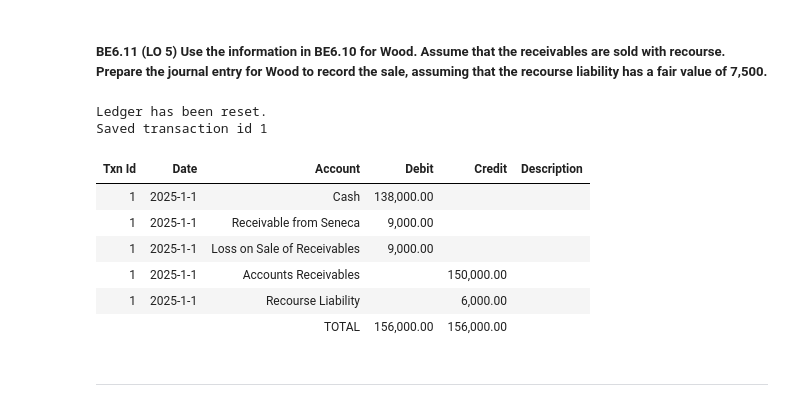
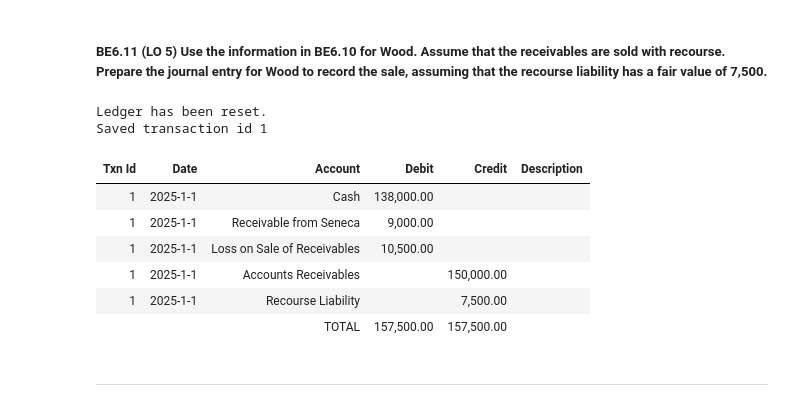
Before and after one commit to ekmartinez/Accounting, a Jupyter notebook: 02_Cash_And_Receivables/02_Cash_And_Receivables_Brief_Exercises.ipynb, the cells around one changed output. Drawn from its saved outputs; the diff is of its cells as text; code cells hidden in the pictures.

```diff
--- a/02_Cash_And_Receivables/02_Cash_And_Receivables_Brief_Exercises.ipynb
+++ b/02_Cash_And_Receivables/02_Cash_And_Receivables_Brief_Exercises.ipynb
@@ -537,33 +537,33 @@ Saved transaction id 1
 # %%
 wood = Ledger()
 wood.reset()
 
-recourse_liability = 6000
+recourse_liability = 7500
 loss_on_sale = f'{accounts_receivable} {cash} {retainer} + {recourse_liability} - -'
 loss_on_sale = RPNEngine(loss_on_sale).safe_evaluate().value
 
 wood.add_entry(
     [
         {"date": "2025-1-1", "account": "Cash", "debit": cash, "credit": 0},
         {"date": "2025-1-1", "account": "Receivable from Seneca", "debit": retainer, "credit": 0},
         {"date": "2025-1-1", "account": "Loss on Sale of Receivables", "debit": loss_on_sale, "credit": 0},
         {"date": "2025-1-1", "account": "Accounts Receivables", "debit": 0, "credit": accounts_receivable},
         {"date": "2025-1-1", "account": "Recourse Liability", "debit": 0, "credit": recourse_liability},
     ],
     description="",
 )
 
 display(HTML(format_ledger_table(wood).to_html(index=False)))
 # %% [output]
 Ledger has been reset.
 Saved transaction id 1
 | Txn Id | Date | Account | Debit | Credit | Description |
 | 1 | 2025-1-1 | Cash | 138,000.00 |  |  |
 | 1 | 2025-1-1 | Receivable from Seneca | 9,000.00 |  |  |
-| 1 | 2025-1-1 | Loss on Sale of Receivables | 9,000.00 |  |  |
+| 1 | 2025-1-1 | Loss on Sale of Receivables | 10,500.00 |  |  |
 | 1 | 2025-1-1 | Accounts Receivables |  | 150,000.00 |  |
-| 1 | 2025-1-1 | Recourse Liability |  | 6,000.00 |  |
-|  |  | TOTAL | 156,000.00 | 156,000.00 |  |
+| 1 | 2025-1-1 | Recourse Liability |  | 7,500.00 |  |
+|  |  | TOTAL | 157,500.00 | 157,500.00 |  |
 # %% [markdown]
 ---
 # %% [markdown]
```
Also changed, not shown: parts of 2 cells of this notebook.
